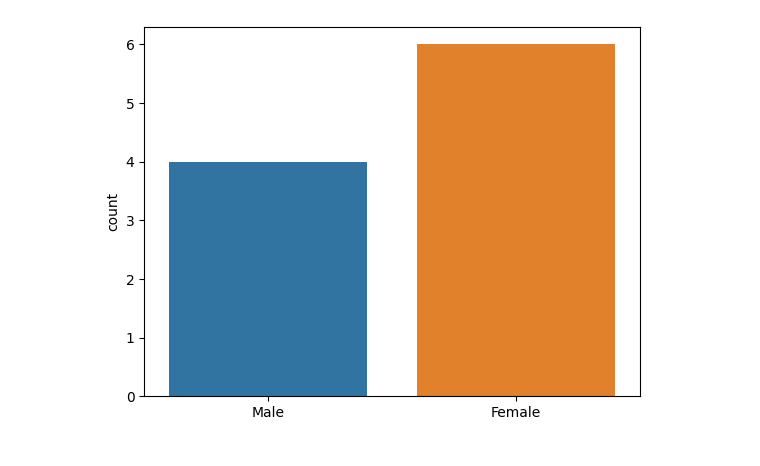
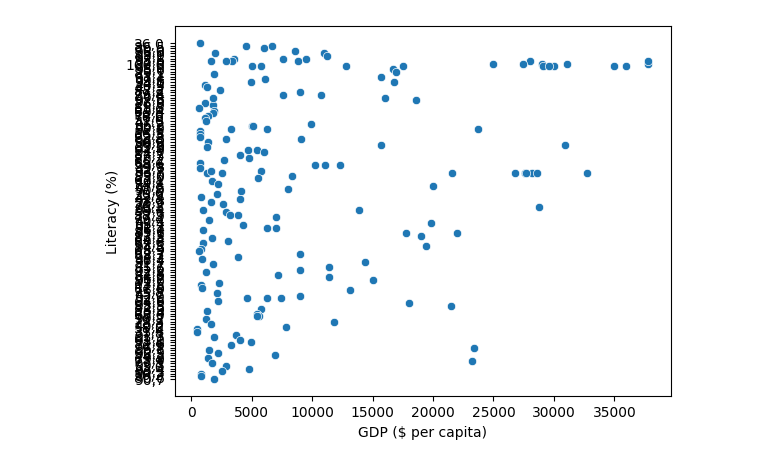
Before and after one commit to SyedaAnoosha/Data-Science-with-Python, a Jupyter notebook: Data Visualization Python/Seaborn/basic.ipynb, the cells around one changed output. Cells and saved outputs as stored; diff of their text form; code cells hidden in the pictures.

Commit message:
dataset added and changes made in basic

```diff
--- a/Data Visualization Python/Seaborn/basic.ipynb
+++ b/Data Visualization Python/Seaborn/basic.ipynb
@@ -8,0 +7,3 @@ weight=[123,189,200,179,131,134,184,191,187,186]
+# %%
+countries_of_world = pd.read_csv('Datasets/countries-of-the-world.csv')
+countries_of_world.head()
@@ -8,0 +17,5 @@ weight=[123,189,200,179,131,134,184,191,187,186]
+# %%
+countries_of_world = countries_of_world.dropna()
+phones = countries_of_world['Phones (per 1000)']
+gdp = countries_of_world['GDP ($ per capita)']
+percent_literate = countries_of_world['Literacy (%)']
@@ -9,5 +28,5 @@ weight=[123,189,200,179,131,134,184,191,187,186]
 # %%
-sns.countplot(x=gender)
+sns.scatterplot(x=gdp, y=percent_literate)
 plt.show()
 # %% [output]
-[figure, old version]
+[figure, new version]
```
Also changed, not shown: parts of 6 cells of this notebook, 1 other file.
